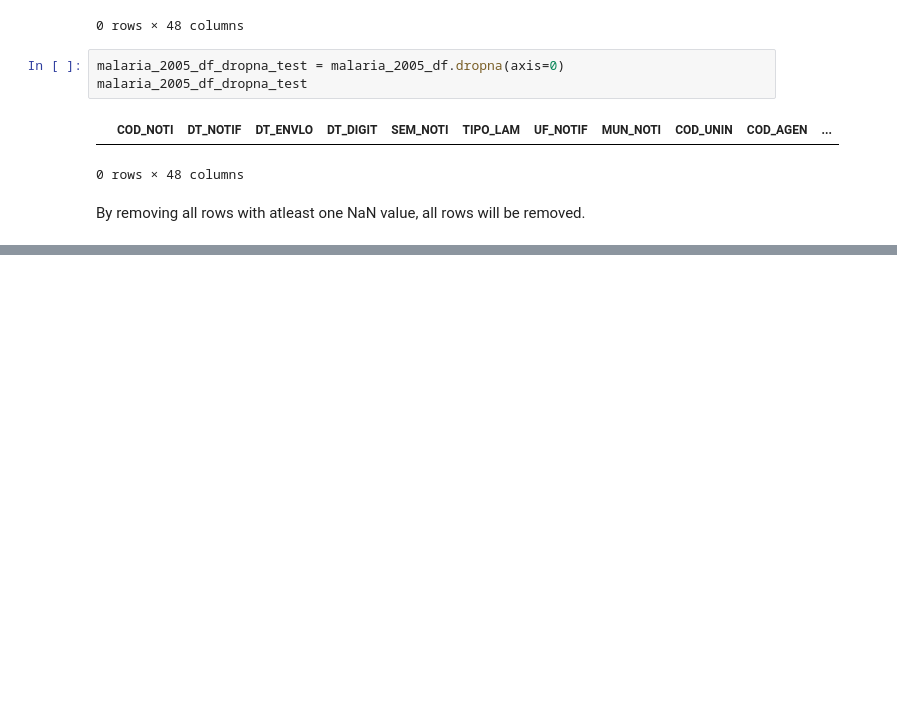
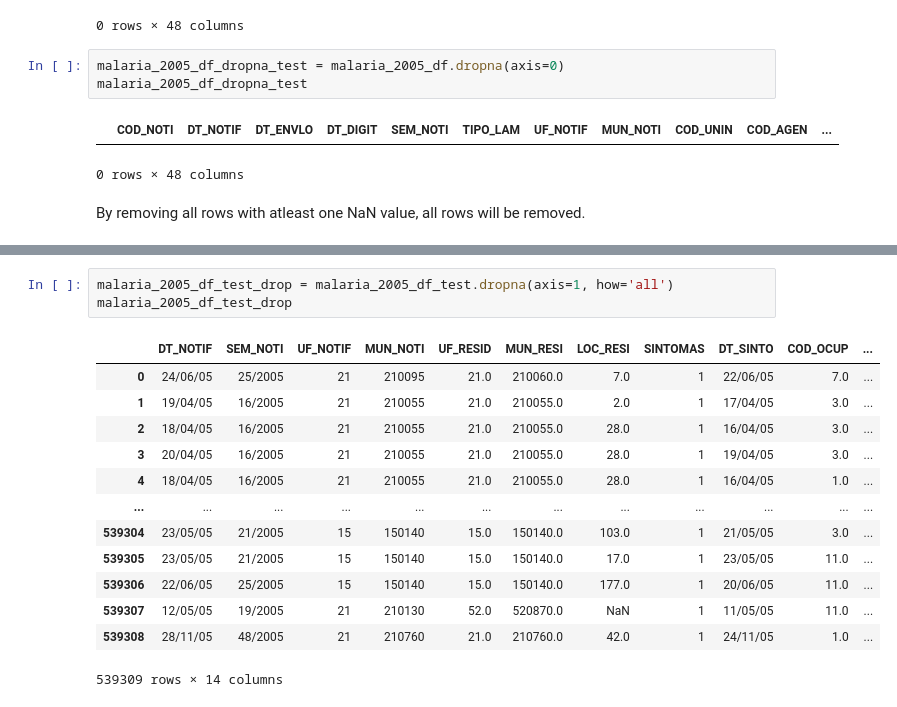
Before and after one commit to RaphaLevy/Study_on_Malaria_dynamics, a Jupyter notebook: sivep_data/SIVEP_CSV_Data_Cleaning.ipynb, the cells around one changed output, grey strips where cells are left out. Saved outputs shown, nothing was run; the diff lists cells and outputs as text; blank space fills up the shorter version.

```diff
--- a/sivep_data/SIVEP_CSV_Data_Cleaning.ipynb
+++ b/sivep_data/SIVEP_CSV_Data_Cleaning.ipynb
@@ -153,0 +177,17 @@ By removing all rows with atleast one NaN value, all rows will be removed.
+# %%
+malaria_2005_df_test_drop = malaria_2005_df_test.dropna(axis=1, how='all')
+malaria_2005_df_test_drop
+# %% [output]
+|  | DT_NOTIF | SEM_NOTI | UF_NOTIF | MUN_NOTI | UF_RESID | MUN_RESI | LOC_RESI | SINTOMAS | DT_SINTO | COD_OCUP | ... |
+| 0 | 24/06/05 | 25/2005 | 21 | 210095 | 21.0 | 210060.0 | 7.0 | 1 | 22/06/05 | 7.0 | ... |
+| 1 | 19/04/05 | 16/2005 | 21 | 210055 | 21.0 | 210055.0 | 2.0 | 1 | 17/04/05 | 3.0 | ... |
+| 2 | 18/04/05 | 16/2005 | 21 | 210055 | 21.0 | 210055.0 | 28.0 | 1 | 16/04/05 | 3.0 | ... |
+| 3 | 20/04/05 | 16/2005 | 21 | 210055 | 21.0 | 210055.0 | 28.0 | 1 | 19/04/05 | 3.0 | ... |
+| 4 | 18/04/05 | 16/2005 | 21 | 210055 | 21.0 | 210055.0 | 28.0 | 1 | 16/04/05 | 1.0 | ... |
+| ... | ... | ... | ... | ... | ... | ... | ... | ... | ... | ... | ... |
+| 539304 | 23/05/05 | 21/2005 | 15 | 150140 | 15.0 | 150140.0 | 103.0 | 1 | 21/05/05 | 3.0 | ... |
+| 539305 | 23/05/05 | 21/2005 | 15 | 150140 | 15.0 | 150140.0 | 17.0 | 1 | 23/05/05 | 11.0 | ... |
+| 539306 | 22/06/05 | 25/2005 | 15 | 150140 | 15.0 | 150140.0 | 177.0 | 1 | 20/06/05 | 11.0 | ... |
+| 539307 | 12/05/05 | 19/2005 | 21 | 210130 | 52.0 | 520870.0 | NaN | 1 | 11/05/05 | 11.0 | ... |
+| 539308 | 28/11/05 | 48/2005 | 21 | 210760 | 21.0 | 210760.0 | 42.0 | 1 | 24/11/05 | 1.0 | ... |
+539309 rows × 14 columns
```
Also changed, not shown: parts of 5 cells of this notebook.
